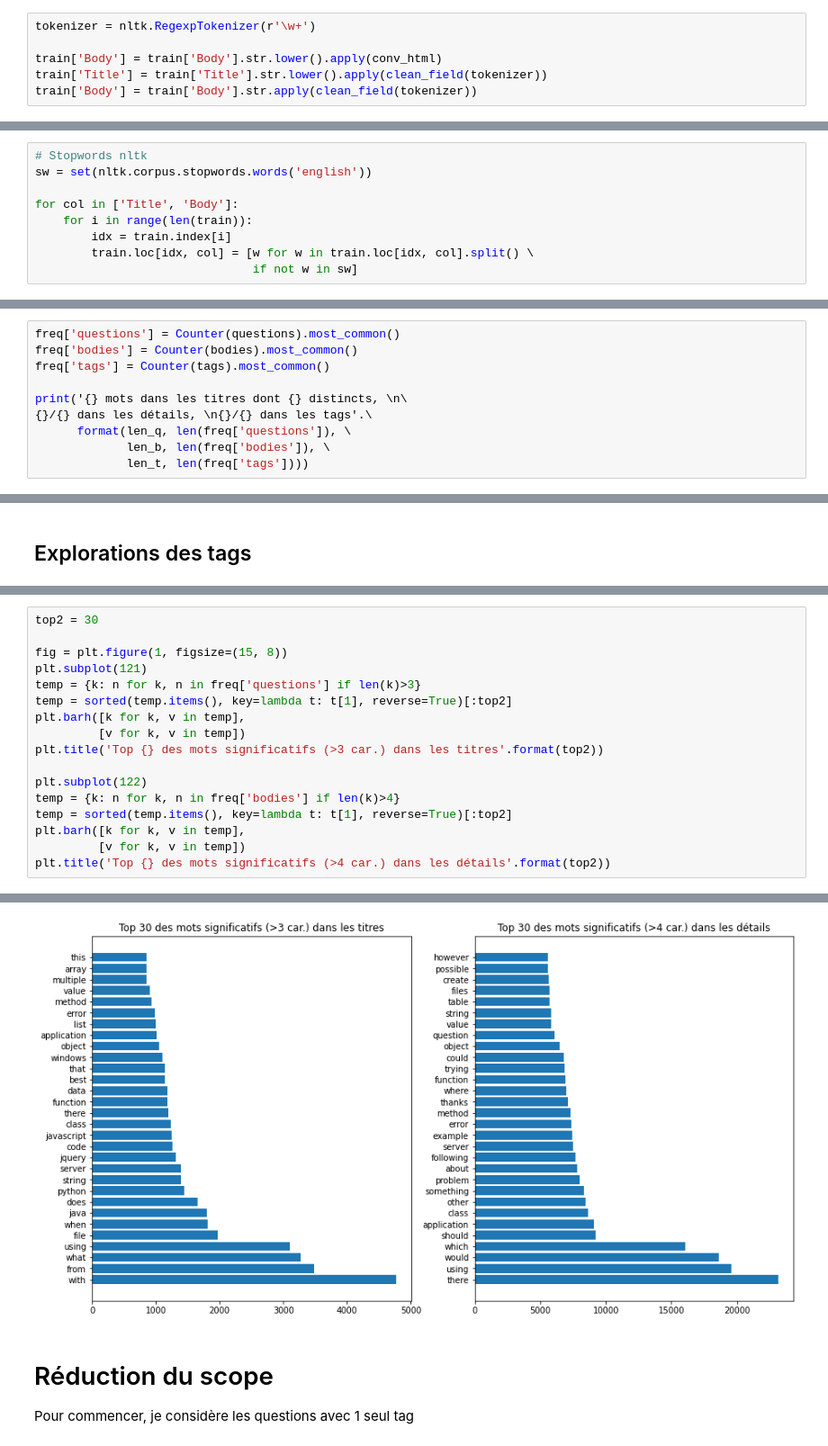
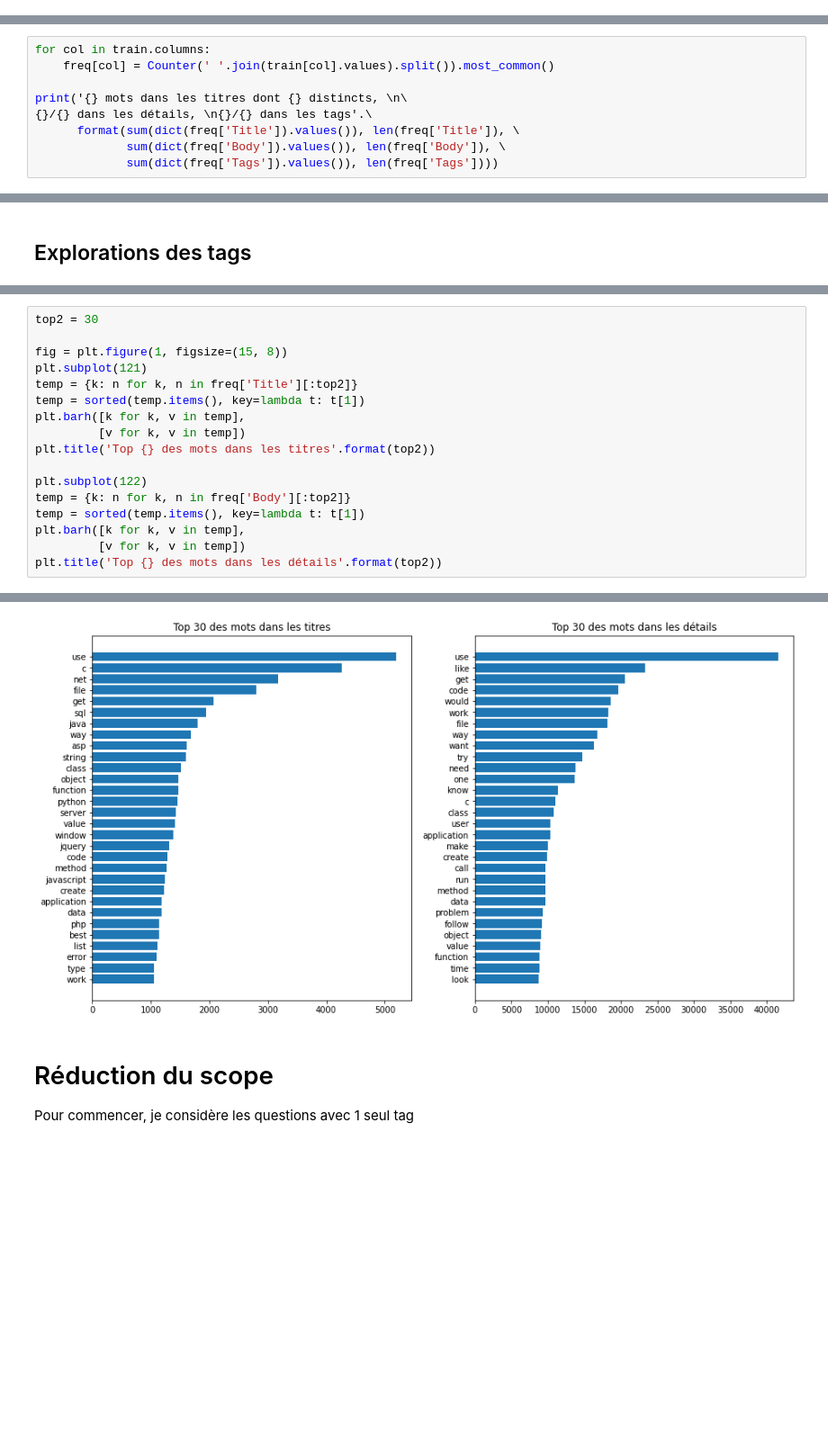
Before and after one commit to FKO78/OC-ds-p6, a Jupyter notebook: P6_Catégorisez_automatiquement_des_questions.ipynb, the cells around one changed output, grey strips where cells are left out. Shown at 90% size. Cells and saved outputs as stored; diff of their text form; blank space fills up the shorter version.

```diff
--- a/P6_Catégorisez_automatiquement_des_questions.ipynb
+++ b/P6_Catégorisez_automatiquement_des_questions.ipynb
@@ -153,6 +223,0 @@ memory usage: 1.5+ MB
-# %%
-tokenizer = nltk.RegexpTokenizer(r'\w+')
-
-train['Body'] = train['Body'].str.lower().apply(conv_html)
-train['Title'] = train['Title'].str.lower().apply(clean_field(tokenizer))
-train['Body'] = train['Body'].str.apply(clean_field(tokenizer))
@@ -209,22 +224,12 @@ train
-# %%
-# Stopwords nltk
-sw = set(nltk.corpus.stopwords.words('english'))
-
-for col in ['Title', 'Body']:
-    for i in range(len(train)):
-        idx = train.index[i]
-        train.loc[idx, col] = [w for w in train.loc[idx, col].split() \
-                               if not w in sw]
 # %% [markdown]
 # Dénombrements bruts
 # %%
-freq['questions'] = Counter(questions).most_common()
-freq['bodies'] = Counter(bodies).most_common()
-freq['tags'] = Counter(tags).most_common()
+for col in train.columns:
+    freq[col] = Counter(' '.join(train[col].values).split()).most_common()
 
 print('{} mots dans les titres dont {} distincts, \n\
 {}/{} dans les détails, \n{}/{} dans les tags'.\
-      format(len_q, len(freq['questions']), \
-             len_b, len(freq['bodies']), \
-             len_t, len(freq['tags'])))
+      format(sum(dict(freq['Title']).values()), len(freq['Title']), \
+             sum(dict(freq['Body']).values()), len(freq['Body']), \
+             sum(dict(freq['Tags']).values()), len(freq['Tags'])))
 # %% [output]
@@ -255,16 +260,16 @@ top2 = 30
 
 fig = plt.figure(1, figsize=(15, 8))
 plt.subplot(121)
-temp = {k: n for k, n in freq['questions'] if len(k)>3}
-temp = sorted(temp.items(), key=lambda t: t[1], reverse=True)[:top2]
+temp = {k: n for k, n in freq['Title'][:top2]}
+temp = sorted(temp.items(), key=lambda t: t[1])
 plt.barh([k for k, v in temp],
          [v for k, v in temp])
-plt.title('Top {} des mots significatifs (>3 car.) dans les titres'.format(top2))
+plt.title('Top {} des mots dans les titres'.format(top2))
 
 plt.subplot(122)
-temp = {k: n for k, n in freq['bodies'] if len(k)>4}
-temp = sorted(temp.items(), key=lambda t: t[1], reverse=True)[:top2]
+temp = {k: n for k, n in freq['Body'][:top2]}
+temp = sorted(temp.items(), key=lambda t: t[1])
 plt.barh([k for k, v in temp],
          [v for k, v in temp])
-plt.title('Top {} des mots significatifs (>4 car.) dans les détails'.format(top2))
+plt.title('Top {} des mots dans les détails'.format(top2))
 # %% [output]
@@ -272,4 +277,4 @@ Text(0.5, 1.0, 'Top 30 des mots significatifs (>4 car.) dans les détails')
-[figure, old version]
+[figure, new version]
 # %% [markdown]
 # Réduction du scope
 Pour commencer, je considère les questions avec 1 seul tag
```
Also changed, not shown: parts of 13 cells of this notebook.
